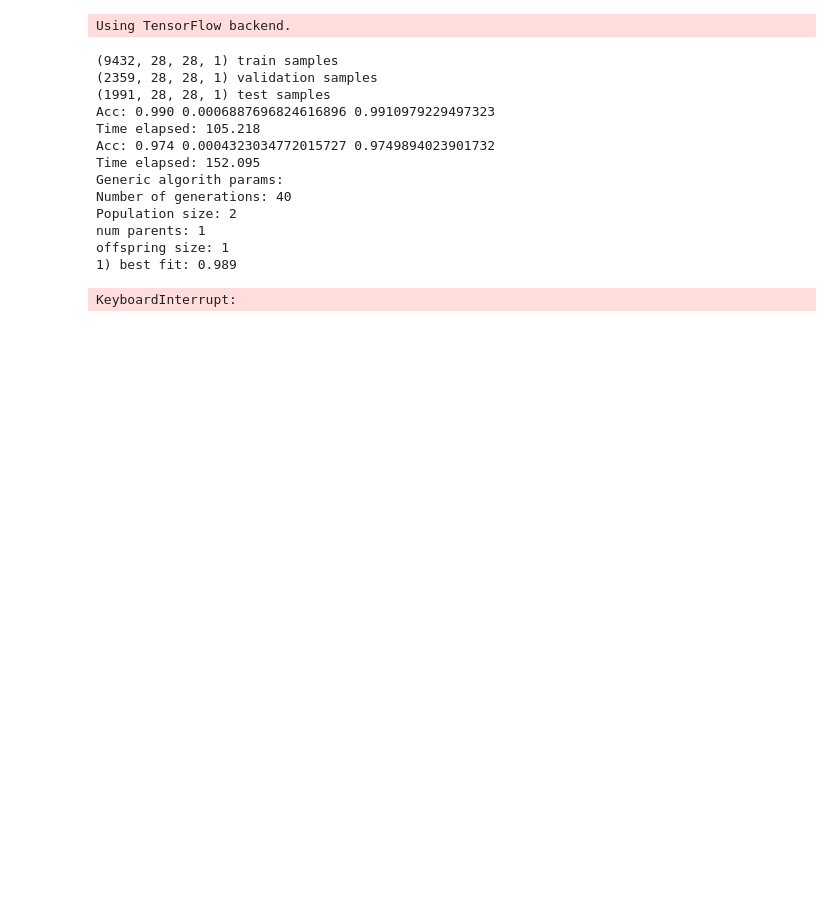
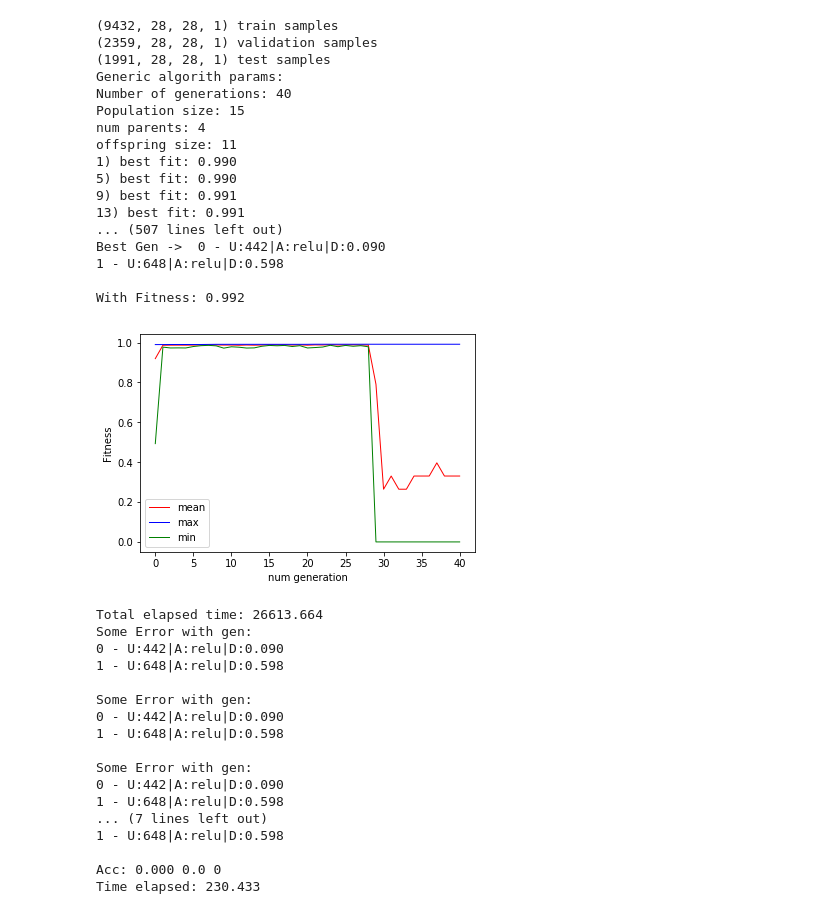
Before and after one commit to DanielMontecino/NeuroEvolution, a Jupyter notebook: pruebas.ipynb, the cells around one changed output. Cells and saved outputs as stored; diff of their text form; code cells hidden in the pictures; blank space fills up the shorter version.

```diff
--- a/pruebas.ipynb
+++ b/pruebas.ipynb
@@ -1,6 +1,6 @@
 # %%
 from __future__ import print_function
-
+import keras
 from keras.models import  Model
 from keras.layers import Dense, Dropout, Input, Flatten, PReLU, LeakyReLU
 from keras.optimizers import RMSprop, Adam, SGD
@@ -188,15 +188,21 @@ class Fitness:
         return self
 
     def calc(self, chromosome):
-        model = self.decode(chromosome)
-        h = model.fit(self.x_train, self.y_train,
-                      batch_size=self.batch_size,
-                      epochs=self.epochs,
-                      verbose=self.verb,
-                      validation_data=(self.x_val, self.y_val),
-                      callbacks=self.callbacks)
-        score = model.evaluate(self.x_val, self.y_val, verbose=0)
-        score_t = model.evaluate(self.x_test, self.y_test, verbose=0)
+        try:
+            model = self.decode(chromosome)
+            h = model.fit(self.x_train, self.y_train,
+                              batch_size=self.batch_size,
+                              epochs=self.epochs,
+                              verbose=self.verb,
+                              validation_data=(self.x_val, self.y_val),
+                              callbacks=self.callbacks)
+            score = model.evaluate(self.x_val, self.y_val, verbose=0)
+            score_t = model.evaluate(self.x_test, self.y_test, verbose=0)
+        except:
+            score = [0,0]
+            score_t = [0,0]
+            print("Some Error with gen:")
+            print(chromosome)
         if self.verb:
             print('Val loss: %0.4f, Test loss: %0.4f' % (score[0], score_t[0]))
             print('Val accuracy: %0.4f, Test accuracy: %0.4f' % (score[1], score_t[1]))
@@ -245,46 +251,62 @@ class Fitness:
             f.append(self.calc(chromosome))
         print("Acc: %0.3f" % np.mean(f), np.std(f), np.max(f))
         print("Time elapsed: %0.3f" % (time() - ti))
-# %% [output]
-Using TensorFlow backend.
 # %%
 l = Layer(516, 'relu', 0.2)
 l2 = Layer(516, 'relu', 0.2)
 c = Cromosome([l, l2])
 clases = [4, 9]
 dm = DataManager(clases=clases)
 data = dm.load_data()
 fitness = Fitness.get_instance()
 fitness.set_params(data, verbose=0, reduce_plateau=False)
 
-fitness.calc_mean(c)
-fitness.calc_mean(Cromosome([]))
-
 
 ps = [RandomParentSelector(), LinealOrder(), WheelSelection(), TournamentSelection(5)]
 p = ps[2]
 
 ti_all = time()
-generational = GenerationalGA(num_parents=0.5, chromosome=c, parent_selector=p, generations=40, num_population=15, crossover_prob=0.5,
+generational = GenerationalGA(num_parents=0.3, chromosome=c, parent_selector=p, generations=40, num_population=15, crossover_prob=0.5,
                  mutation_prob=0.7, maximize_fitness=True)
 winner, best_fit, ranking = generational.evolve()
 print("Total elapsed time: %0.3f" % (time() - ti_all))
 fitness.calc_mean(winner)
 # %% [output]
 (9432, 28, 28, 1) train samples
 (2359, 28, 28, 1) validation samples
 (1991, 28, 28, 1) test samples
-Acc: 0.990 0.0006887696824616896 0.9910979229497323
-Time elapsed: 105.218
-Acc: 0.974 0.0004323034772015727 0.9749894023901732
-Time elapsed: 152.095
 Generic algorith params:
 Number of generations: 40
-Population size: 2
-num parents: 1
-offspring size: 1
-1) best fit: 0.989
+Population size: 15
+num parents: 4
+offspring size: 11
+1) best fit: 0.990
+5) best fit: 0.990
+9) best fit: 0.991
+13) best fit: 0.991
+... (507 lines left out)
+Best Gen ->  0 - U:442|A:relu|D:0.090
+1 - U:648|A:relu|D:0.598
+
+With Fitness: 0.992
+[figure, added]
-KeyboardInterrupt:
+Total elapsed time: 26613.664
+Some Error with gen:
+0 - U:442|A:relu|D:0.090
+1 - U:648|A:relu|D:0.598
+
+Some Error with gen:
+0 - U:442|A:relu|D:0.090
+1 - U:648|A:relu|D:0.598
+
+Some Error with gen:
+0 - U:442|A:relu|D:0.090
+1 - U:648|A:relu|D:0.598
+... (7 lines left out)
+1 - U:648|A:relu|D:0.598
+
+Acc: 0.000 0.0 0
+Time elapsed: 230.433
 # %%
 class A:
     def __init__(self, N_participants=3):
```
Also changed, not shown: parts of 10 cells of this notebook, 1 other file.
